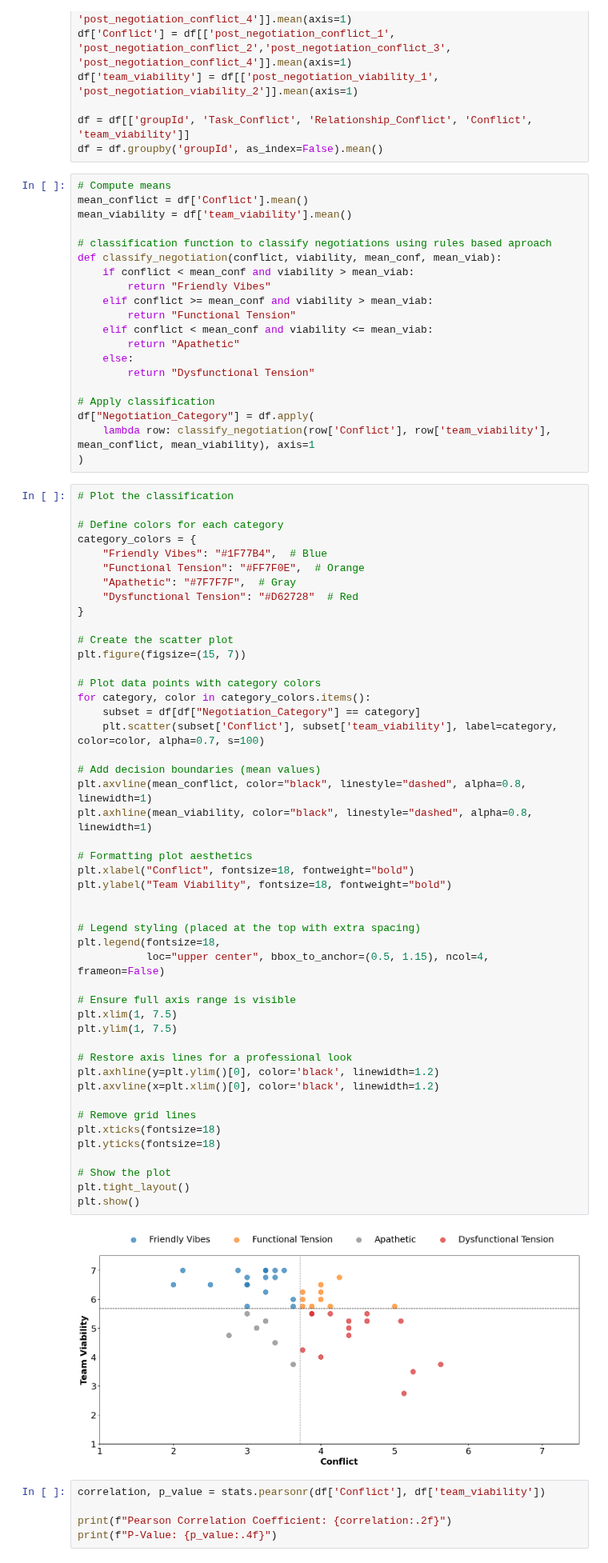
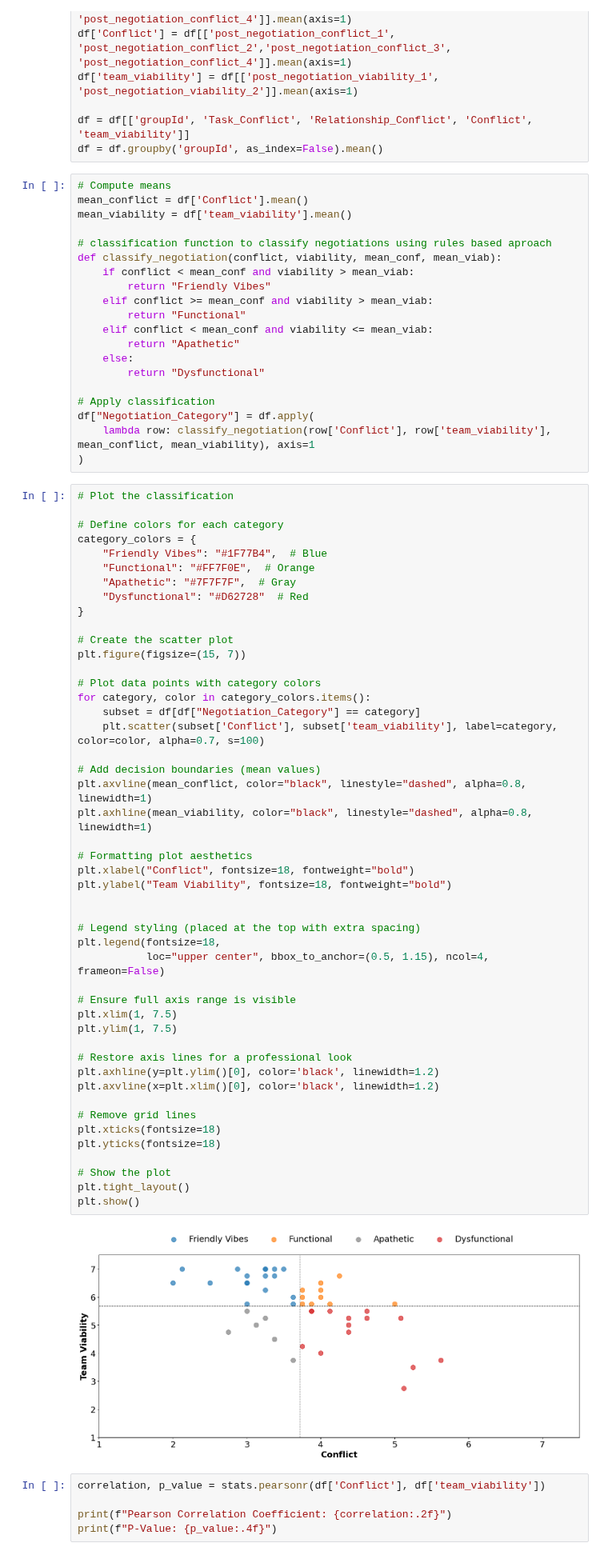
Before and after one commit to bbevis/Con2vec, a Jupyter notebook: Python/EDA_convo_segmentation.ipynb, the cells around one changed output. Shown at 80% size. Drawn from its saved outputs; the diff is of its cells as text.

```diff
--- a/Python/EDA_convo_segmentation.ipynb
+++ b/Python/EDA_convo_segmentation.ipynb
@@ -146,11 +146,11 @@ def classify_negotiation(conflict, viability, mean_conf, mean_viab):
     if conflict < mean_conf and viability > mean_viab:
         return "Friendly Vibes"
     elif conflict >= mean_conf and viability > mean_viab:
-        return "Functional Tension"
+        return "Functional"
     elif conflict < mean_conf and viability <= mean_viab:
         return "Apathetic"
     else:
-        return "Dysfunctional Tension"
+        return "Dysfunctional"
 
 # Apply classification
 df["Negotiation_Category"] = df.apply(
@@ -162,9 +162,9 @@ df["Negotiation_Category"] = df.apply(
 # Define colors for each category
 category_colors = {
     "Friendly Vibes": "#1F77B4",  # Blue
-    "Functional Tension": "#FF7F0E",  # Orange
+    "Functional": "#FF7F0E",  # Orange
     "Apathetic": "#7F7F7F",  # Gray
-    "Dysfunctional Tension": "#D62728"  # Red
+    "Dysfunctional": "#D62728"  # Red
 }
 
 # Create the scatter plot
@@ -177,34 +177,34 @@ for category, color in category_colors.items():
 
 # Add decision boundaries (mean values)
 plt.axvline(mean_conflict, color="black", linestyle="dashed", alpha=0.8, linewidth=1)
 plt.axhline(mean_viability, color="black", linestyle="dashed", alpha=0.8, linewidth=1)
 
 # Formatting plot aesthetics
 plt.xlabel("Conflict", fontsize=18, fontweight="bold")
 plt.ylabel("Team Viability", fontsize=18, fontweight="bold")
 
 
 # Legend styling (placed at the top with extra spacing)
 plt.legend(fontsize=18,
            loc="upper center", bbox_to_anchor=(0.5, 1.15), ncol=4, frameon=False)
 
 # Ensure full axis range is visible
 plt.xlim(1, 7.5)
 plt.ylim(1, 7.5)
 
 # Restore axis lines for a professional look
 plt.axhline(y=plt.ylim()[0], color='black', linewidth=1.2)
 plt.axvline(x=plt.xlim()[0], color='black', linewidth=1.2)
 
 # Remove grid lines
 plt.xticks(fontsize=18)
 plt.yticks(fontsize=18)
 
 # Show the plot
 plt.tight_layout()
 plt.show()
 # %% [output]
-[figure, old version]
+[figure, new version]
 # %%
 correlation, p_value = stats.pearsonr(df['Conflict'], df['team_viability'])
 
```
Also changed, not shown: 1 other file.
